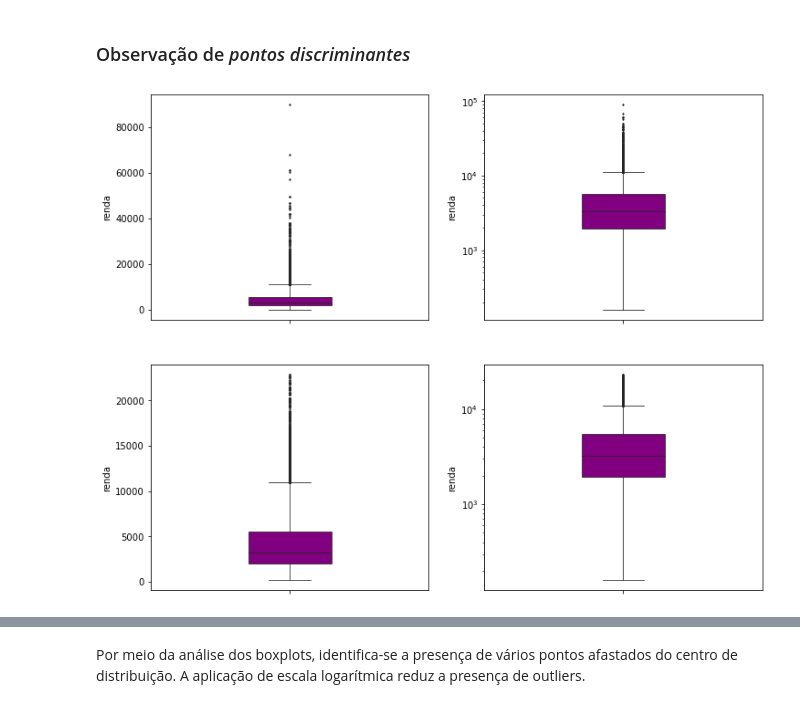
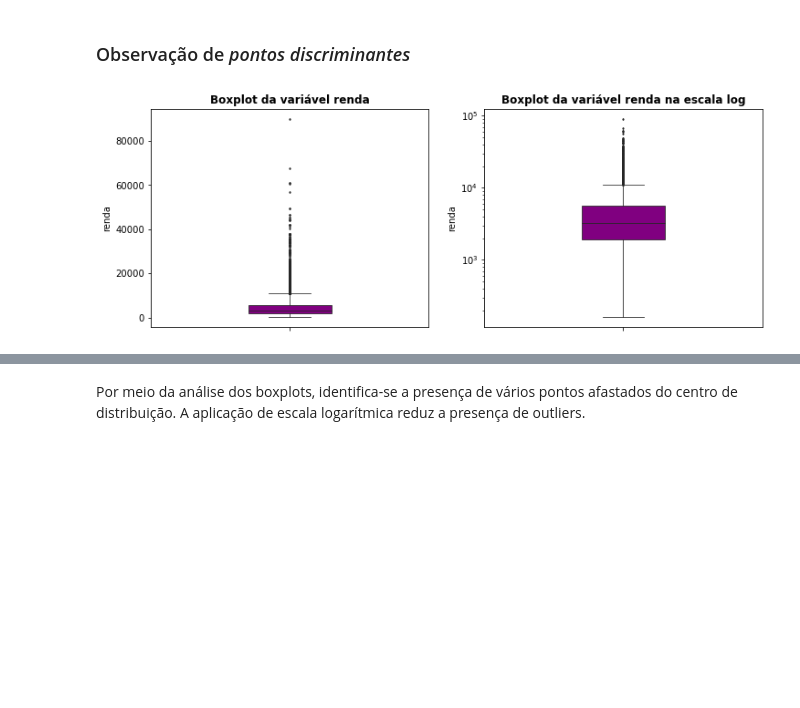
Before and after one commit to luizaires/Modelo-de-previsao-de-renda, a Jupyter notebook: Modelo_de_previsao_de_renda.ipynb, the cells around one changed output, grey strips where cells are left out. Saved outputs shown, nothing was run; the diff lists cells and outputs as text; code cells hidden in the pictures; blank space fills up the shorter version.

Commit message:
Define boxplot() function to create a customized box-and-whisker plot and add the title

```diff
--- a/Modelo_de_previsao_de_renda.ipynb
+++ b/Modelo_de_previsao_de_renda.ipynb
@@ -191,55 +191,33 @@ ax.axhline(y = 18, alpha = 0.5, color = 'b', linewidth = 1);
 Observa-se uma concentração de maiores faixas de renda em determinadas regiões do gráfico, o que evidencia a formação de um possível cluster.
 # %% [markdown]
 ### Observação de *pontos discriminantes*
+# %%
+#Definição de um função para plotagem de boxplots, usando configurações pré-definidas
+def boxplot(ax: np.ndarray, y: str, data: pd.DataFrame, ylog_scale: bool):
+    sns.boxplot(
+            ax = ax,
+            y = y,
+            data = data,
+            color = 'purple',
+            saturation = 1,
+            width = 0.3,
+            linewidth = 0.8,
+            fliersize = 1.5
+          )
+    if ylog_scale:
+        ax.set(yscale = 'log')
+        ax.set_title(f'Boxplot da variável {y} na escala log', fontweight = 'bold')
+    else:
+        ax.set_title(f'Boxplot da variável {y}', fontweight = 'bold')
 # %%
-fig, ax = plt.subplots(2, 2, figsize = (12, 10))
-#Boxplot I-Renda
-bplot_1 = sns.boxplot(
-            ax = ax[0, 0],
-            y = 'renda',
-            data =  df,
-            color = 'purple',
-            saturation = 1,
-            width = 0.3,
-            linewidth = 0.8,
-            fliersize = 1.5
-          )
+fig, ax = plt.subplots(1, 2, figsize = (12, 4.4))
+
+#Boxplot I-Distribuição de Renda para a base de dados completa
+boxplot(ax = ax[0], y = 'renda', data = df, ylog_scale = False)
 #Boxplot II-Renda na escala log
-bplot_2 = sns.boxplot(
-            ax = ax[0, 1],
-            y = 'renda',
-            data =  df,
-            color = 'purple',
-            saturation = 1,
-            width = 0.3,
-            linewidth = 0.8,
-            fliersize = 1.5
-         )
-bplot_2.set(yscale = 'log')
-#Boxplot III-Renda <= 23000
-bplot_3 = sns.boxplot(
-            ax = ax[1, 0],
-            y = 'renda',
-            data =  df_2,
-            color = 'purple',
-            saturation = 1,
-            width = 0.3,
-            linewidth = 0.8,
-            fliersize = 1.5
-          )
-#Boxplot IV-Renda <= 23000 na escala log
-bplot_4 = sns.boxplot(
-            ax = ax[1, 1],
-            y = 'renda',
-            data =  df_2,
-            color = 'purple',
-            saturation = 1,
-            width = 0.3,
-            linewidth = 0.8,
-            fliersize = 1.5
-          )
-bplot_4.set(yscale = 'log')
+boxplot(ax = ax[1], y = 'renda', data = df, ylog_scale = True)
+
 #Ajuste dos gráficos
 plt.subplots_adjust(wspace = 0.2, hspace = 0.2)
 # %% [output]
-[figure, old version]
+[figure, new version]
```
Also changed, not shown: parts of 3 cells of this notebook.
